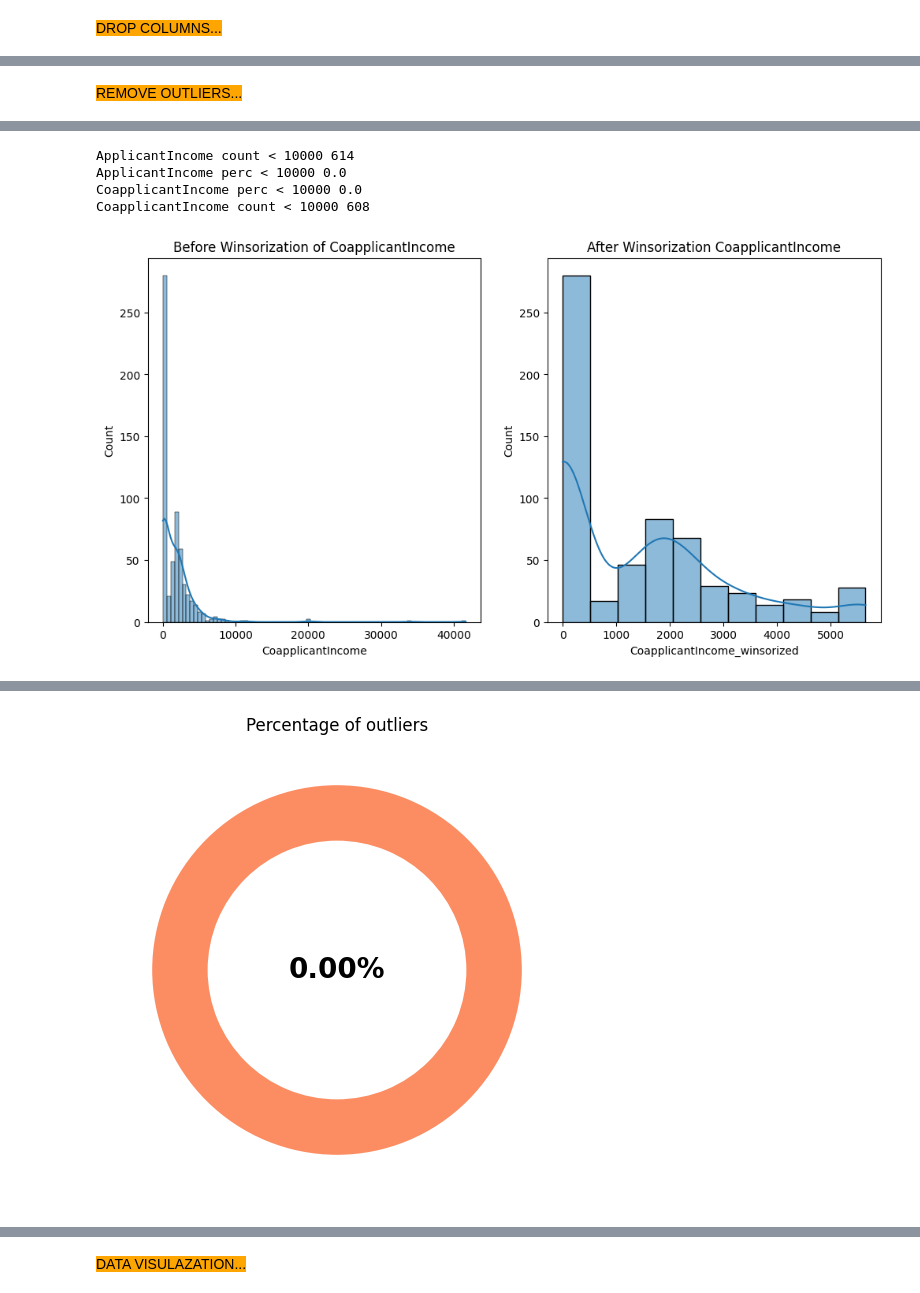
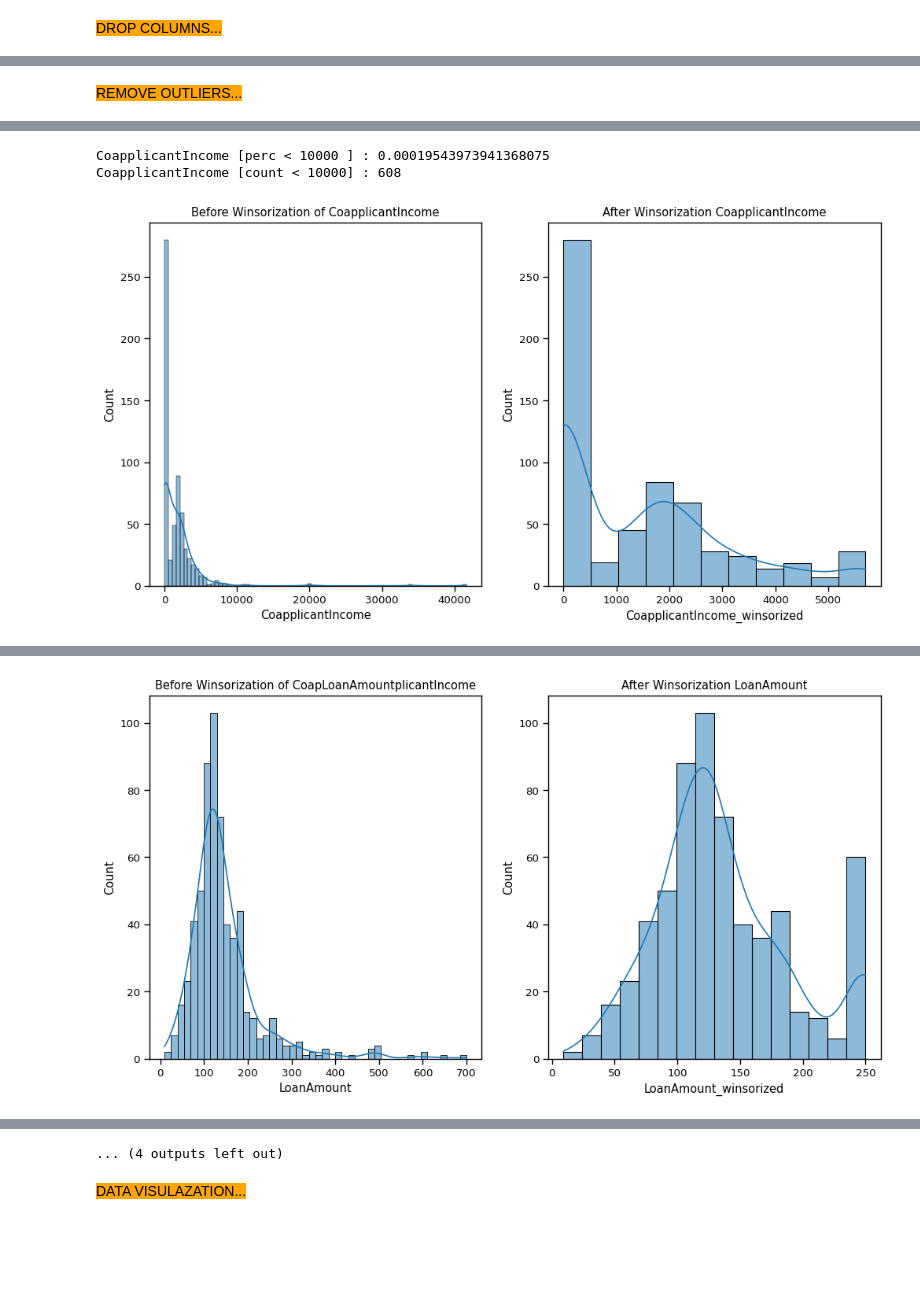
Before and after one commit to jawdatmerhy/public, a Jupyter notebook: LoanApproval.ipynb, the cells around one changed output, grey strips where cells are left out. Cells and saved outputs as stored; diff of their text form; code cells hidden in the pictures; blank space fills up the shorter version.

```diff
--- a/LoanApproval.ipynb
+++ b/LoanApproval.ipynb
@@ -69,7 +69,8 @@ display_colored_message("THE REQUIRED LIBRARIES WERE SUCCESSFULLY IMPORTED...")
 try:
     # Read the CSV file and save it in "loan_data" variable
     # reading csv file
-    df = pd.read_csv('/content/sample_data/loan.csv')
+    path = '/content/sample_data/'
+    df = pd.read_csv(path + 'loan.csv')
 
     # Print a success message
     display_colored_message("THE DATASET LOADED SUCCESSFULLY...")
@@ -479,7 +480,7 @@ DISPLAY OUTLIERS...
 ####################################################
 display_colored_message("REMOVE OUTLIERS...")
 display_colored_sub_message("\n>>>>>>>>>>>>>> Q1, Q3, and IQR for dataset")
-dfOutliers = df[['ApplicantIncome', 'CoapplicantIncome']]
+dfOutliers = df[['ApplicantIncome', 'CoapplicantIncome', 'LoanAmount']]
 # Calculate Q1, Q3, and IQR
 Q1 = dfOutliers.quantile(0.25)
 Q3 = dfOutliers.quantile(0.75)
@@ -495,7 +496,8 @@ print("Outliers upperBound: \n", upperBound)
 # Identify potential outliers
 potentialOutliers = dfOutliers[(dfOutliers < lowerBound) | (dfOutliers > upperBound)]
 potentialOutliersRowCount = potentialOutliers.notnull().sum()
-print("\nSum of each outliers: \n", potentialOutliersRowCount)
+display_colored_sub_message(f"\nSum of each outliers: {potentialOutliersRowCount}")
+
 
 display_colored_sub_message("\n>>>>>>>>>>>>>> Calculate the number of unique rows containing outliers")
 # Get unique rows containing outliers
@@ -503,12 +505,12 @@ uniqueOutlierRows = potentialOutliers.any(axis=1)
 dfUniqueOutliers = df[uniqueOutlierRows]
 # Count the total number of unique rows with outliers
 totalUniqueOutliers = dfUniqueOutliers.shape[0]
-print("\nTotal number of unique rows with outliers: \n", totalUniqueOutliers)
+display_colored_sub_message(f"\nTotal number of unique rows with outliers: {totalUniqueOutliers}")
 
 display_colored_sub_message("\n>>>>>>>>>>>>>> Calculate the outliers percentage")
 # Calculate the outliers percentag
 percentOutliers = totalUniqueOutliers / df.shape[0]
-print(f"Percentage of outliers before treatment : {percentOutliers * 100:.2f}%")
+display_colored_sub_message(f"Percentage of outliers before treatment : {percentOutliers * 100:.2f}%")
 
 
 # Create figure and axis
@@ -530,7 +532,7 @@ plt.title('Percentage of outliers')
 # Show the plot
 plt.show()
 
-display_colored_sub_message("\n>>>>>>>>>>>>>> Check if there are any duplicated rows and if the percentage is less than 5%")
+display_colored_sub_message(f"\n>>>>>>>>>>>>>> Check if there are any duplicated rows and if the percentage is less than 5%")
 # Check if there are any duplicated rows and if the percentage is less than 5%
 if 0 < percentOutliers < 0.05:
     display_colored_sub_message("\n>>>>>>>>>>>>>> Remove outliers")
@@ -539,9 +541,16 @@ else:
 
 dfWinsorized = df.copy()
 
- # Winsorize the column 'ApplicantIncome', ApplicantIncome is the column with potential outliers,  2/1030
-dfWinsorized['ApplicantIncome_winsorized'] = winsorize(dfWinsorized['ApplicantIncome'], limits=(0.083, 0.083))
-#dfWinsorized['ApplicantIncome_winsorized'] = winsorize(dfWinsorized['ApplicantIncome'], limits=(0.014, 0.014))
+count = df[df['ApplicantIncome'] < 20000].shape[0]
+percentilleApplicantIncome = (df.shape[0] - count) / df.shape[0] / 100
+display_colored_sub_message(f'ApplicantIncome [count < 10000] : {count}')
+display_colored_sub_message(f'ApplicantIncome [perc < 10000] : {percentilleApplicantIncome}')
+
+
+# Winsorize the column 'ApplicantIncome', ApplicantIncome is the column with potential outliers,  ~ 50/614 = 0.0815
+dfWinsorized['ApplicantIncome_winsorized'] = winsorize(dfWinsorized['ApplicantIncome'], limits=(0.0001, 0.084))
+#dfWinsorized['ApplicantIncome_winsorized'] = winsorize(dfWinsorized['ApplicantIncome'], limits=(0.0001, percentilleApplicantIncome))
+
 plt.figure(figsize=(12, 6))
 plt.subplot(1, 2, 1)
 sns.histplot(df['ApplicantIncome'], kde=True)
@@ -553,19 +562,15 @@ plt.show()
 #Replace orginal value
 df['ApplicantIncome'] = dfWinsorized['ApplicantIncome_winsorized']
 
-count = df[df['ApplicantIncome'] < 20000].shape[0]
-percentilleApplicantIncome = (df.shape[0] - count) / df.shape[0] / 100
-print('ApplicantIncome count < 10000' , count)
-print('ApplicantIncome perc < 10000' , percentilleApplicantIncome)
-
 count = df[df['CoapplicantIncome'] < 10000].shape[0]
 percentilleCoapplicantIncome= (df.shape[0] - count) / df.shape[0]
-print('CoapplicantIncome perc < 10000' , percentilleApplicantIncome)
-print('CoapplicantIncome count < 10000' , count)
+display_colored_sub_message(f'CoapplicantIncome [perc < 10000 ] : {percentilleApplicantIncome}')
+display_colored_sub_message(f'CoapplicantIncome [count < 10000] : {count}')
 
- # Winsorize the column 'CoapplicantIncome', CoapplicantIncome is the column with potential outliers
-dfWinsorized['CoapplicantIncome_winsorized'] = winsorize(dfWinsorized['CoapplicantIncome'], limits=(0.031, 0.031))
-#dfWinsorized['CoapplicantIncome_winsorized'] = winsorize(dfWinsorized['CoapplicantIncome'], limits=(0.01, 0.01))
+# Winsorize the column 'CoapplicantIncome', CoapplicantIncome is the column with potential outliers ~ 18/614 = 0.0295
+#dfWinsorized['CoapplicantIncome_winsorized'] = winsorize(dfWinsorized['CoapplicantIncome'], limits=(0.0001, percentilleCoapplicantIncome))
+dfWinsorized['CoapplicantIncome_winsorized'] = winsorize(dfWinsorized['CoapplicantIncome'], limits=(0.0001, 0.03))
+
 plt.figure(figsize=(12, 6))
 plt.subplot(1, 2, 1)
 sns.histplot(df['CoapplicantIncome'], kde=True)
@@ -577,9 +582,29 @@ plt.show()
 #Replace orginal value
 df['CoapplicantIncome'] = dfWinsorized['CoapplicantIncome_winsorized']
 
+count = df[df['LoanAmount'] < 10000].shape[0]
+percentilleLoanAmount = (df.shape[0] - count) / df.shape[0]
+display_colored_sub_message(f'LoanAmount [perc < 10000] : {percentilleLoanAmount}')
+display_colored_sub_message(f'LoanAmount [count < 10000] : {count}')
+
+# Winsorize the column 'LoanAmount', LoanAmount is the column with potential outliers ~ 41/614 = 0.067
+dfWinsorized['LoanAmount_winsorized'] = winsorize(dfWinsorized['LoanAmount'], limits=(0.0001, 0.085))
+#dfWinsorized['LoanAmount_winsorized'] = winsorize(dfWinsorized['LoanAmount'], limits=(0.0001, percentilleLoanAmount))
+
+plt.figure(figsize=(12, 6))
+plt.subplot(1, 2, 1)
+sns.histplot(df['LoanAmount'], kde=True)
+plt.title('Before Winsorization of CoapLoanAmountplicantIncome')
+plt.subplot(1, 2, 2)
+sns.histplot(dfWinsorized['LoanAmount_winsorized'], kde=True)
+plt.title('After Winsorization LoanAmount')
+plt.show()
+#Replace orginal value
+df['LoanAmount'] = dfWinsorized['LoanAmount_winsorized']
+
 
 display_colored_sub_message("\n>>>>>>>>>>>>>> Q1, Q3, and IQR for dataset")
-dfOutliers = df[['ApplicantIncome', 'CoapplicantIncome']]
+dfOutliers = df[['ApplicantIncome', 'CoapplicantIncome', 'LoanAmount']]
 # Calculate Q1, Q3, and IQR
 Q1 = dfOutliers.quantile(0.25)
 Q3 = dfOutliers.quantile(0.75)
@@ -666,6 +691,10 @@ plt.show()
 plt.figure(figsize=(12,4))
 sns.boxplot(x='Loan_Status',y = 'CoapplicantIncome', data=df)
 plt.show()
+
+plt.figure(figsize=(12,4))
+sns.boxplot(x='Loan_Status',y = 'LoanAmount', data=df)
+plt.show()
 # %% [output]
 REMOVE OUTLIERS...
 >>>>>>>>>>>>>> Q1, Q3, and IQR for dataset
@@ -692,5 +723,3 @@ We can not remove all outliers, percengtage is higer than 5%
-ApplicantIncome count < 10000 614
-ApplicantIncome perc < 10000 0.0
-CoapplicantIncome perc < 10000 0.0
-CoapplicantIncome count < 10000 608
+CoapplicantIncome [perc < 10000 ] : 0.00019543973941368075
+CoapplicantIncome [count < 10000] : 608
-[figure, old version]
+[figure, new version]
@@ -714 +728 @@ Percentage of outliers: 0.00%
-[figure, old version]
+[figure, new version]
@@ -720,3 +749,4 @@ We can not remove all outliers, percengtage is higer than 5%
+... (4 outputs left out)
 # %%
 ####################################################
 display_colored_message("DATA VISULAZATION...")
```
Also changed, not shown: parts of 18 cells of this notebook.
